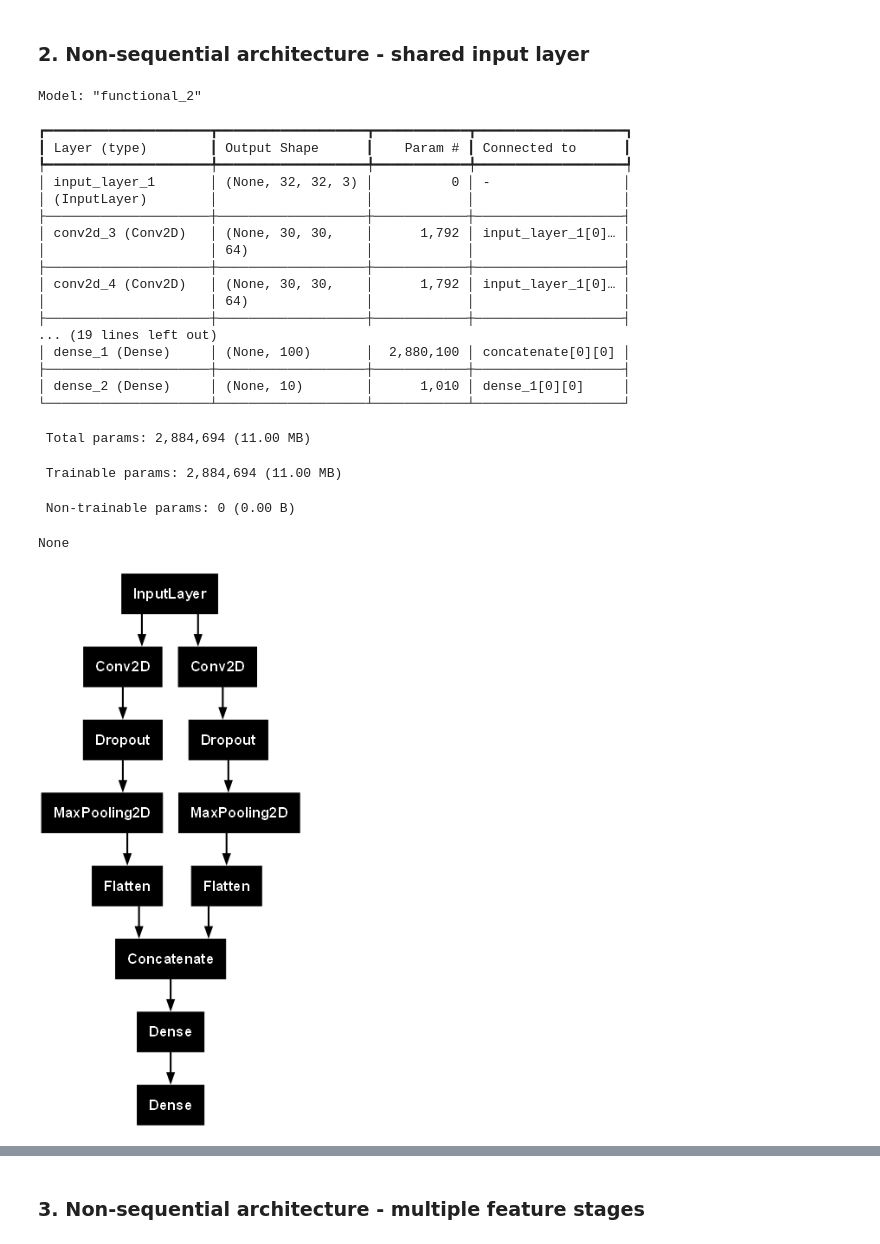
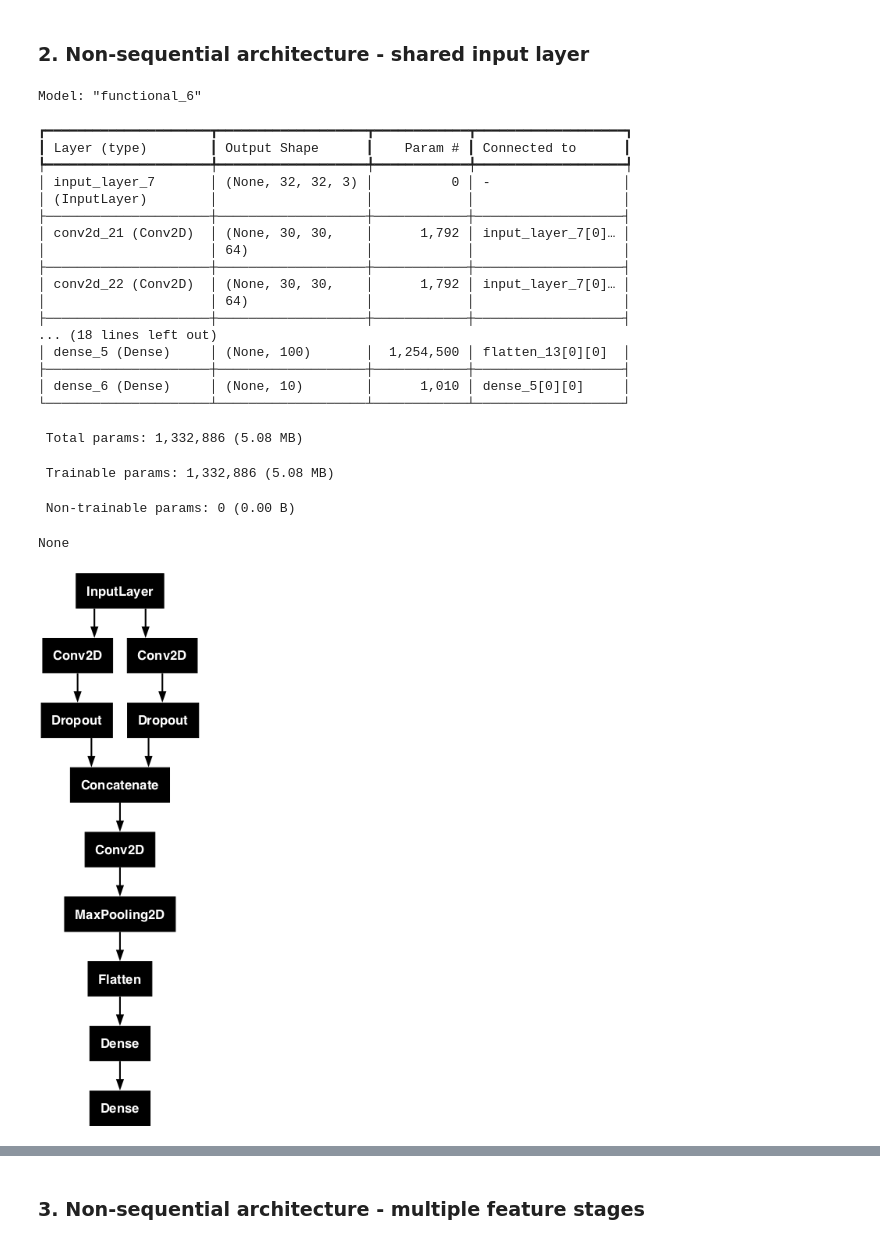
Before and after one commit to dave1b/TSM_DeLearn, a Jupyter notebook: Week12/non_sequential_architecture.ipynb, the cells around one changed output, grey strips where cells are left out. Saved outputs shown, nothing was run; the diff lists cells and outputs as text; code cells hidden in the pictures.

```diff
--- a/Week12/non_sequential_architecture.ipynb
+++ b/Week12/non_sequential_architecture.ipynb
@@ -155,53 +155,56 @@ visible = Input(shape=(32, 32, 3))
 # first feature extractor
 conv1_1 = Conv2D(64, kernel_size=3, activation='relu')(visible)
 drop1_1 = Dropout(0.2)(conv1_1)
-pool1_1 = MaxPooling2D(pool_size=(2, 2))(drop1_1)
-flat1_1 = Flatten()(pool1_1)
 
 # second feature extractor
 conv1_2 = Conv2D(64, kernel_size=3, activation='relu')(visible)
 drop1_2 = Dropout(0.2)(conv1_2)
-pool1_2 = MaxPooling2D(pool_size=(2, 2))(drop1_2)
-flat1_2 = Flatten()(pool1_2)
 
 # merge feature extractors
-merge = concatenate([flat1_1, flat1_2])
+merge = concatenate([drop1_1, drop1_2])
+
+# convolutional layer
+conv2 = Conv2D(64, kernel_size=3, activation='relu')(merge)
+pool2 = MaxPooling2D(pool_size=(2, 2))(conv2)
+
+# flatten layer
+flat2 = Flatten()(pool2)
 
 # interpretation layer
-hidden1 = Dense(100, activation='relu')(merge)
+hidden3 = Dense(100, activation='relu')(flat2)
 # prediction output
-output = Dense(10, activation='softmax')(hidden1)
+output = Dense(10, activation='softmax')(hidden3)
 cnn = Model(inputs=visible, outputs=output)
 # summarize layers
 print(cnn.summary())
 # plot graph
 plot_model(cnn, to_file='shared_input_layer.png', dpi=75)
 
-# [input, conv2d(64, kernel=3), relu, dropout(0.2), maxpool(2,2), flatten, conv2d(64, kernel=3), relu, dropout(0.2), maxpool(2,2), flatten, concatenate, dense(100), relu, dense(10), softmax]
+# [input, conv2d(64, kernel=3), relu, dropout(0.2), conv2d(64, kernel=3), relu, dropout(0.2), concatenate, conv2d(64, kernel=3), relu, maxpool(2,2), flatten, dense(100), relu, dense(10), softmax]
 # %% [output]
-Model: "functional_2"
+Model: "functional_6"
 ┏━━━━━━━━━━━━━━━━━━━━━┳━━━━━━━━━━━━━━━━━━━┳━━━━━━━━━━━━┳━━━━━━━━━━━━━━━━━━━┓
 ┃ Layer (type)        ┃ Output Shape      ┃    Param # ┃ Connected to      ┃
 ┡━━━━━━━━━━━━━━━━━━━━━╇━━━━━━━━━━━━━━━━━━━╇━━━━━━━━━━━━╇━━━━━━━━━━━━━━━━━━━┩
-│ input_layer_1       │ (None, 32, 32, 3) │          0 │ -                 │
+│ input_layer_7       │ (None, 32, 32, 3) │          0 │ -                 │
 │ (InputLayer)        │                   │            │                   │
 ├─────────────────────┼───────────────────┼────────────┼───────────────────┤
-│ conv2d_3 (Conv2D)   │ (None, 30, 30,    │      1,792 │ input_layer_1[0]… │
+│ conv2d_21 (Conv2D)  │ (None, 30, 30,    │      1,792 │ input_layer_7[0]… │
 │                     │ 64)               │            │                   │
 ├─────────────────────┼───────────────────┼────────────┼───────────────────┤
-│ conv2d_4 (Conv2D)   │ (None, 30, 30,    │      1,792 │ input_layer_1[0]… │
+│ conv2d_22 (Conv2D)  │ (None, 30, 30,    │      1,792 │ input_layer_7[0]… │
 │                     │ 64)               │            │                   │
 ├─────────────────────┼───────────────────┼────────────┼───────────────────┤
-... (19 lines left out)
-│ dense_1 (Dense)     │ (None, 100)       │  2,880,100 │ concatenate[0][0] │
+... (18 lines left out)
+│ dense_5 (Dense)     │ (None, 100)       │  1,254,500 │ flatten_13[0][0]  │
 ├─────────────────────┼───────────────────┼────────────┼───────────────────┤
-│ dense_2 (Dense)     │ (None, 10)        │      1,010 │ dense_1[0][0]     │
+│ dense_6 (Dense)     │ (None, 10)        │      1,010 │ dense_5[0][0]     │
 └─────────────────────┴───────────────────┴────────────┴───────────────────┘
- Total params: 2,884,694 (11.00 MB)
+ Total params: 1,332,886 (5.08 MB)
- Trainable params: 2,884,694 (11.00 MB)
+ Trainable params: 1,332,886 (5.08 MB)
  Non-trainable params: 0 (0.00 B)
 None
-[figure, old version]
+[figure, new version]
 # %%
 checkpoint = ModelCheckpoint('model-{epoch:03d}.keras', verbose=1, monitor='val_accuracy',save_best_only=True, mode='auto')
 # %%
```
Also changed, not shown: parts of 7 cells of this notebook.
